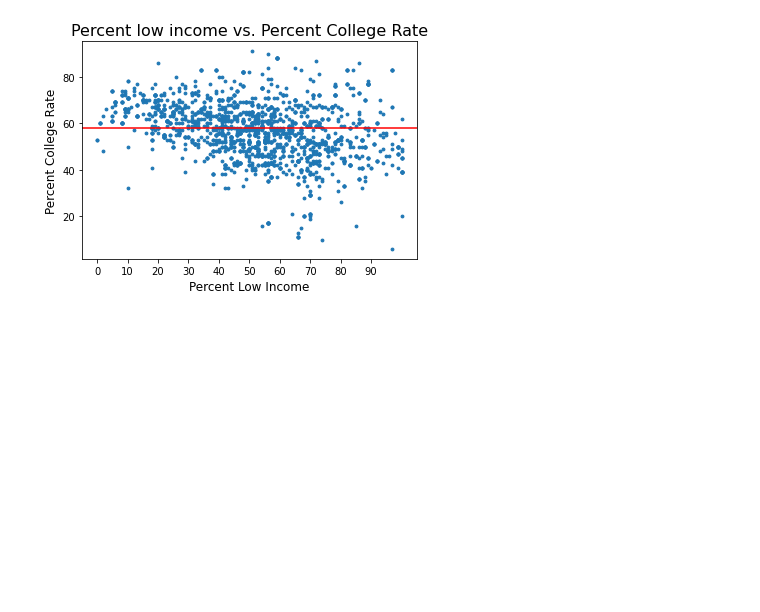
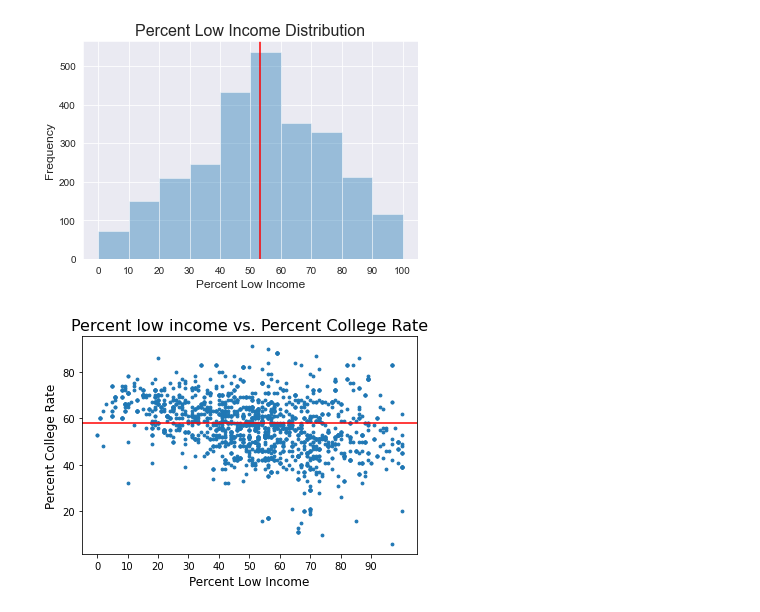
Before and after one commit to MLondon1027/Great-Schools-Ratings, a Jupyter notebook: Capstone_1_EDA.ipynb, the cells around one changed output. Saved outputs shown, nothing was run; the diff lists cells and outputs as text; code cells hidden in the pictures; blank space fills up the shorter version.

```diff
--- a/Capstone_1_EDA.ipynb
+++ b/Capstone_1_EDA.ipynb
@@ -31,0 +39,11 @@ college_readiness_distribution(df)
+# %%
+# Visualize Percent Low Income
+sns.set_style("darkgrid")
+sns.distplot(df["percentLowIncome"], bins=10, kde=False)
+plt.title('Percent Low Income Distribution', fontsize=16)
+plt.xlabel('Percent Low Income', fontsize=12)
+plt.ylabel('Frequency', fontsize=12)
+plt.xticks(np.arange(0,110,10))
+plt.axvline(df['percentLowIncome'].median(), color='r');
+# %% [output]
+[figure, added]
```
Also changed, not shown: parts of 4 cells of this notebook.
